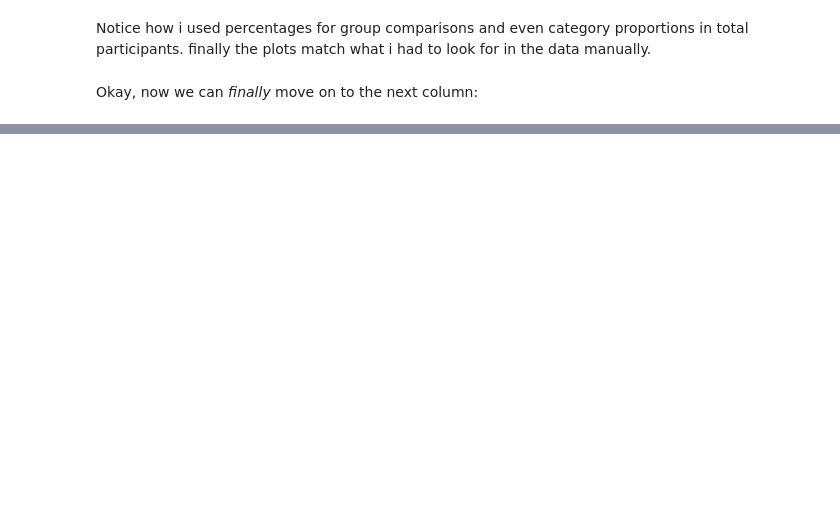
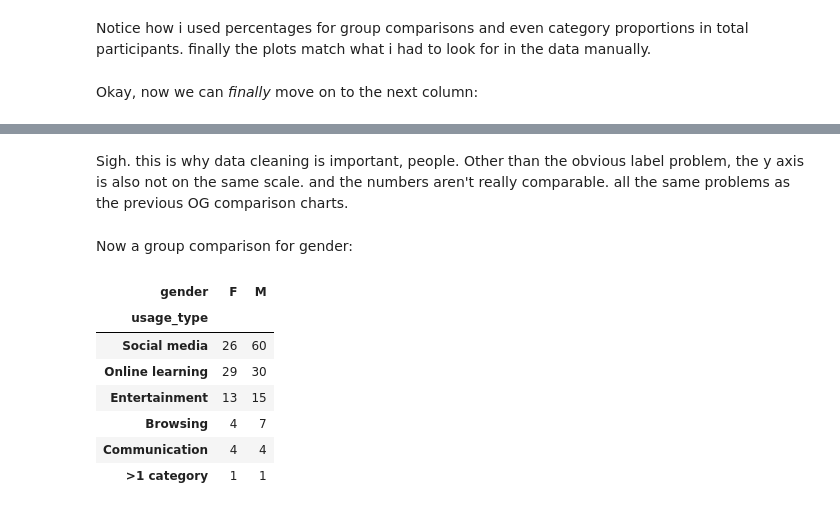
Before and after one commit to akankshazc/sts_iad, a Jupyter notebook: 2_basics.ipynb, the cells around one changed output, grey strips where cells are left out. Drawn from its saved outputs; the diff is of its cells as text; code cells hidden in the pictures; blank space fills up the shorter version.

```diff
--- a/2_basics.ipynb
+++ b/2_basics.ipynb
@@ -429,0 +566,17 @@ Okay, now we can *finally* move on to the next column:
+# %% [markdown]
+Sigh. this is why data cleaning is important, people. Other than the obvious label problem, the y axis is also not on the same scale. and the numbers aren't really comparable. all the same problems as the previous OG comparison charts.
+# %% [markdown]
+Now a group comparison for gender:
+# %%
+usage_gender = df.groupby(['usage_type', 'gender']).size().unstack()
+usage_gender = usage_gender.sort_values(['M', 'F'], ascending=False)
+usage_gender
+# %% [output]
+| gender | F | M |
+| usage_type |  |  |
+| Social media | 26 | 60 |
+| Online learning | 29 | 30 |
+| Entertainment | 13 | 15 |
+| Browsing | 4 | 7 |
+| Communication | 4 | 4 |
+| >1 category | 1 | 1 |
```
Also changed, not shown: parts of 18 cells of this notebook.
